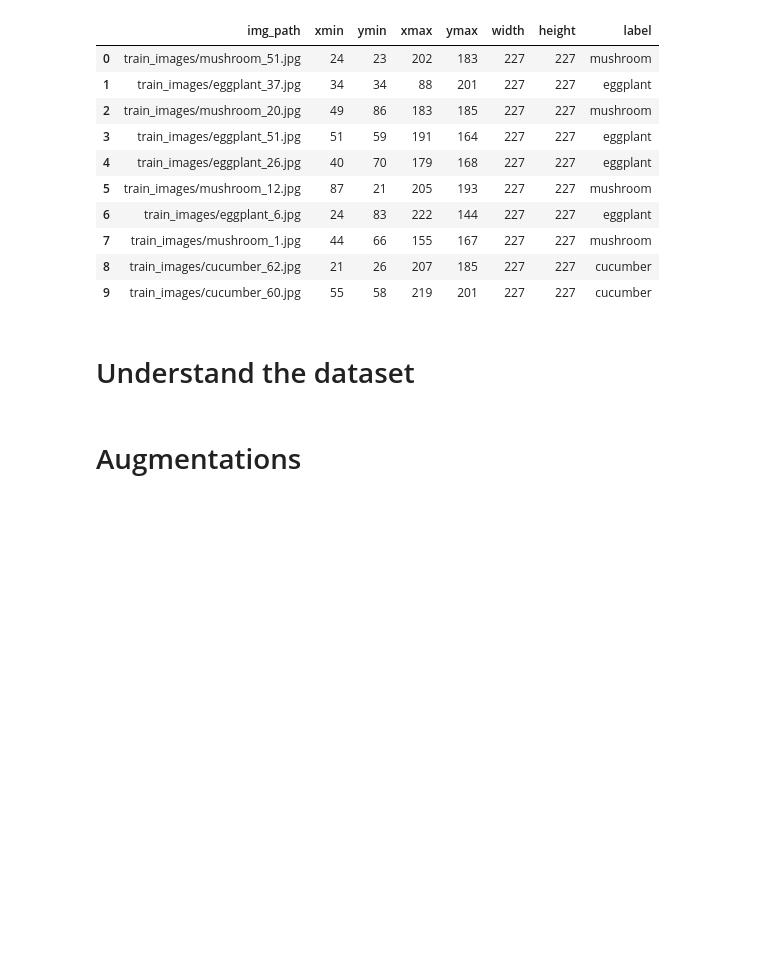
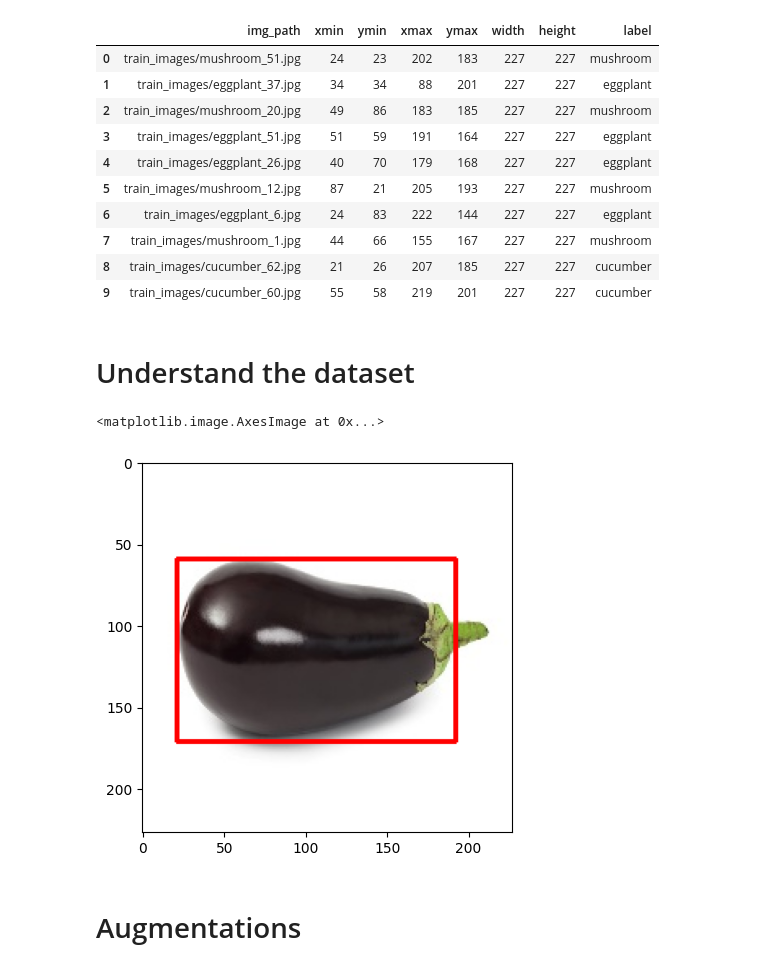
Before and after one commit to pedrovsglima/python-neural-networks, a Jupyter notebook: coursera/PyTorch_Object_Localization.ipynb, the cells around one changed output. Saved outputs shown, nothing was run; the diff lists cells and outputs as text; code cells hidden in the pictures; blank space fills up the shorter version.

```diff
--- a/coursera/PyTorch_Object_Localization.ipynb
+++ b/coursera/PyTorch_Object_Localization.ipynb
@@ -86,3 +86,16 @@ df.head(10)
 | 9 | train_images/cucumber_60.jpg | 55 | 58 | 219 | 201 | 227 | 227 | cucumber |
 # %% [markdown]
 # Understand the dataset
+# %%
+row = df.iloc[184]
+img = cv2.imread(DATA_DIR + row['img_path'])
+img = cv2.cvtColor(img, cv2.COLOR_BGR2RGB)
+
+pt1 = (row['xmin'], row['ymin'])
+pt2 = (row['xmax'], row['ymax'])
+bnd_box_img = cv2.rectangle(img, pt1, pt2, (255,0,0), 2)
+
+plt.imshow(bnd_box_img)
+# %% [output]
+<matplotlib.image.AxesImage at 0x...>
+[figure, added]
```
Also changed, not shown: parts of 9 cells of this notebook.
